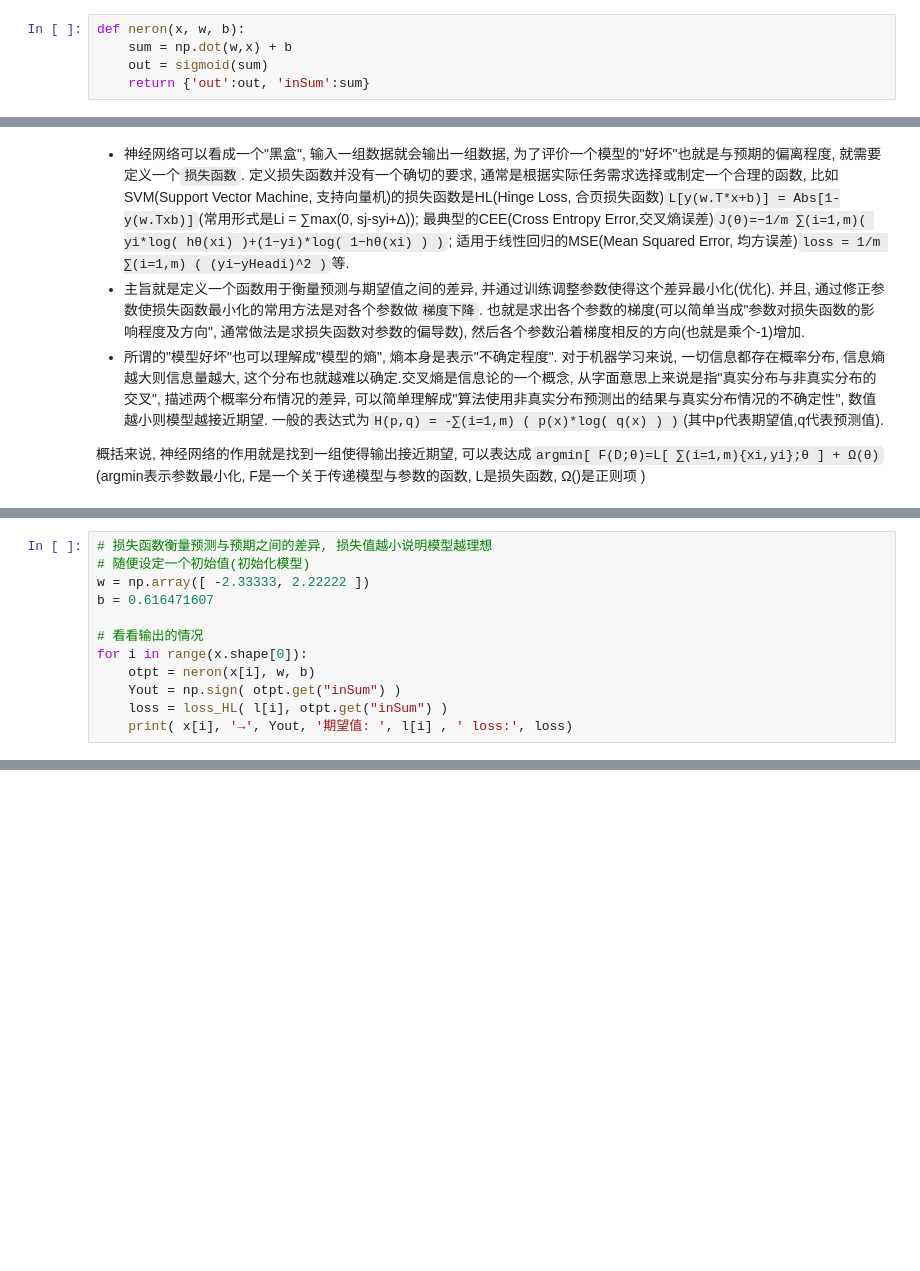
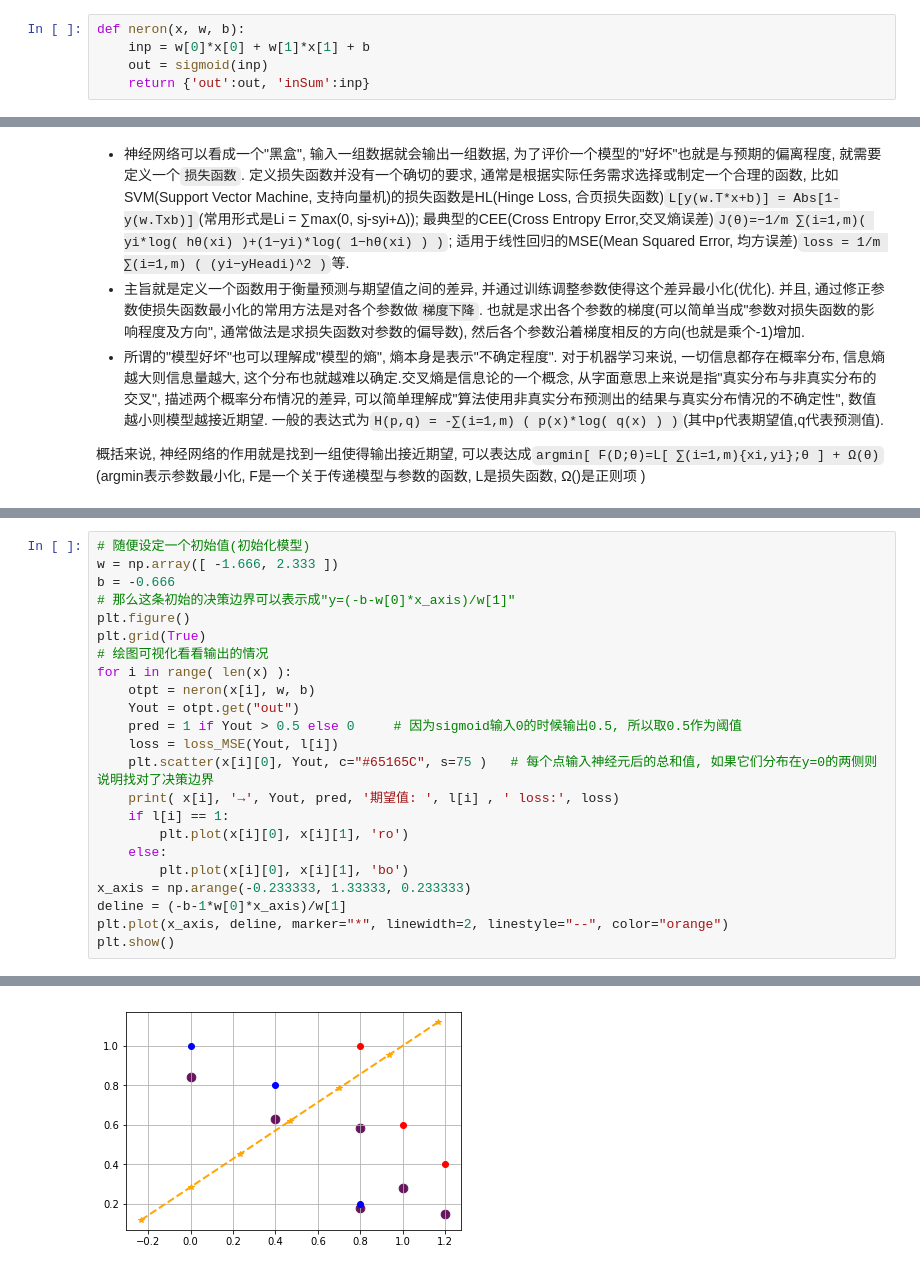
Before and after one commit to HookeLiu/notes, a Jupyter notebook: AI/0_0fundamentalsOfANN.ipynb, the cells around one changed output, grey strips where cells are left out. Saved outputs shown, nothing was run; the diff lists cells and outputs as text; blank space fills up the shorter version.

```diff
--- a/AI/0_0fundamentalsOfANN.ipynb
+++ b/AI/0_0fundamentalsOfANN.ipynb
@@ -34,9 +41,9 @@ plt.show()
 一个人工神经元实质上的功能就是把输入数据×权重再求和之后加上偏置作为传递函数的输入, 即`out = activFuc( ∑(W.T*X+b) )`
 # %%
 def neron(x, w, b):
-    sum = np.dot(w,x) + b
-    out = sigmoid(sum)
-    return {'out':out, 'inSum':sum}
+    inp = w[0]*x[0] + w[1]*x[1] + b
+    out = sigmoid(inp)
+    return {'out':out, 'inSum':inp}
 # %%
 x = np.array([    # 假设在一个平面上有两类点: 第一类([ [1.0,0.6],[0.8,1.0],[1.2,0.4] ]); 第二类([ [0.0,1.0],[0.4,0.8],[0.8,0.2] ])
     [1, 0.6],[0.8, 1.0],[1.2, 0.4],
@@ -89,12 +89,0 @@ def loss_MSE(pred, lable):
-# %%
-# 损失函数衡量预测与预期之间的差异, 损失值越小说明模型越理想
-# 随便设定一个初始值(初始化模型)
-w = np.array([ -2.33333, 2.22222 ])
-b = 0.616471607
-
-# 看看输出的情况
-for i in range(x.shape[0]):
-    otpt = neron(x[i], w, b)
-    Yout = np.sign( otpt.get("inSum") )
-    loss = loss_HL( l[i], otpt.get("inSum") )
-    print( x[i], '→', Yout, '期望值: ', l[i] , ' loss:', loss)
@@ -107,0 +97,24 @@ for i in range(x.shape[0]):
+# %%
+# 随便设定一个初始值(初始化模型)
+w = np.array([ -1.666, 2.333 ])
+b = -0.666
+# 那么这条初始的决策边界可以表示成"y=(-b-w[0]*x_axis)/w[1]"
+plt.figure()
+plt.grid(True)
+# 绘图可视化看看输出的情况
+for i in range( len(x) ):
+    otpt = neron(x[i], w, b)
+    Yout = otpt.get("out")
+    pred = 1 if Yout > 0.5 else 0     # 因为sigmoid输入0的时候输出0.5, 所以取0.5作为阈值
+    loss = loss_MSE(Yout, l[i])
+    plt.scatter(x[i][0], Yout, c="#65165C", s=75 )   # 每个点输入神经元后的总和值, 如果它们分布在y=0的两侧则说明找对了决策边界
+    print( x[i], '→', Yout, pred, '期望值: ', l[i] , ' loss:', loss)
+    if l[i] == 1:
+        plt.plot(x[i][0], x[i][1], 'ro')
+    else:
+        plt.plot(x[i][0], x[i][1], 'bo')
+x_axis = np.arange(-0.233333, 1.33333, 0.233333)
+deline = (-b-1*w[0]*x_axis)/w[1]
+plt.plot(x_axis, deline, marker="*", linewidth=2, linestyle="--", color="orange")
+plt.show()
+# %% [output]
@@ -107,0 +127 @@ for i in range(x.shape[0]):
+[figure, added]
```
Also changed, not shown: parts of 21 cells of this notebook.
